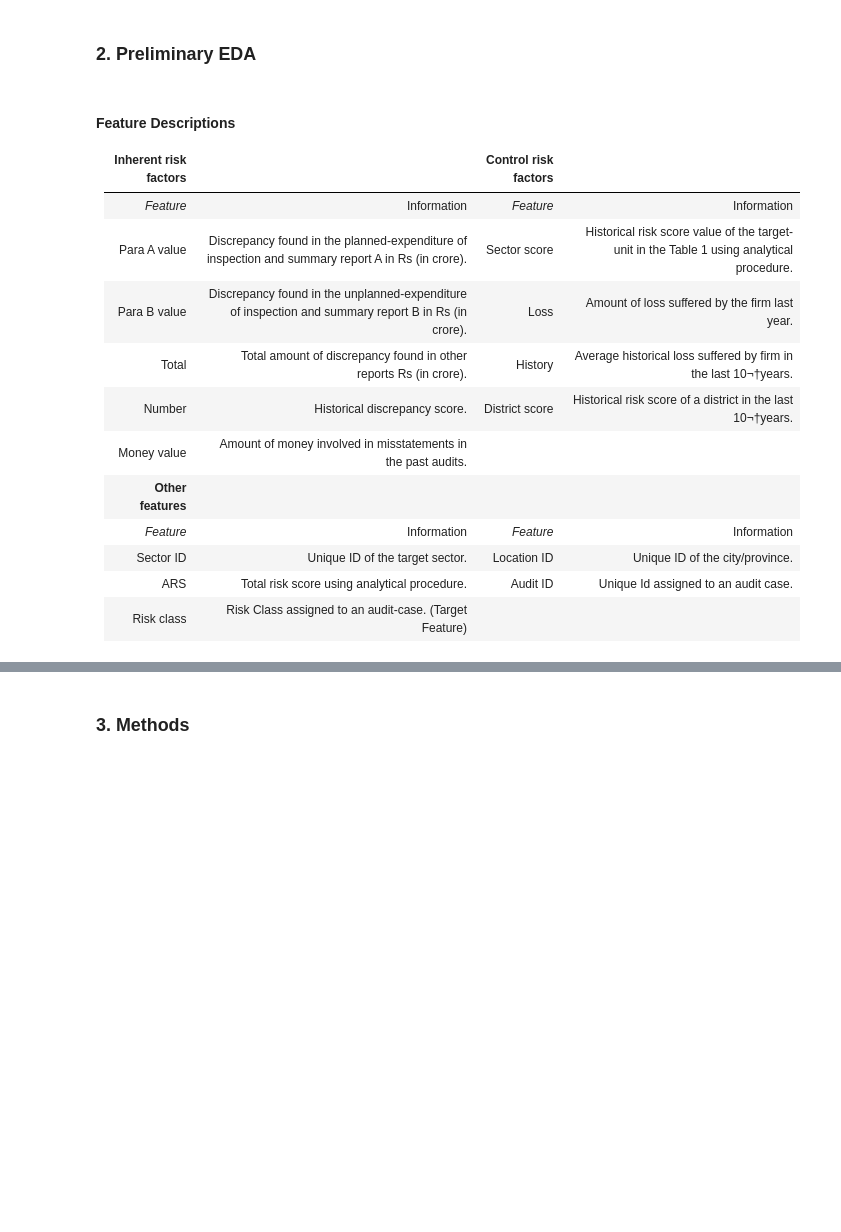
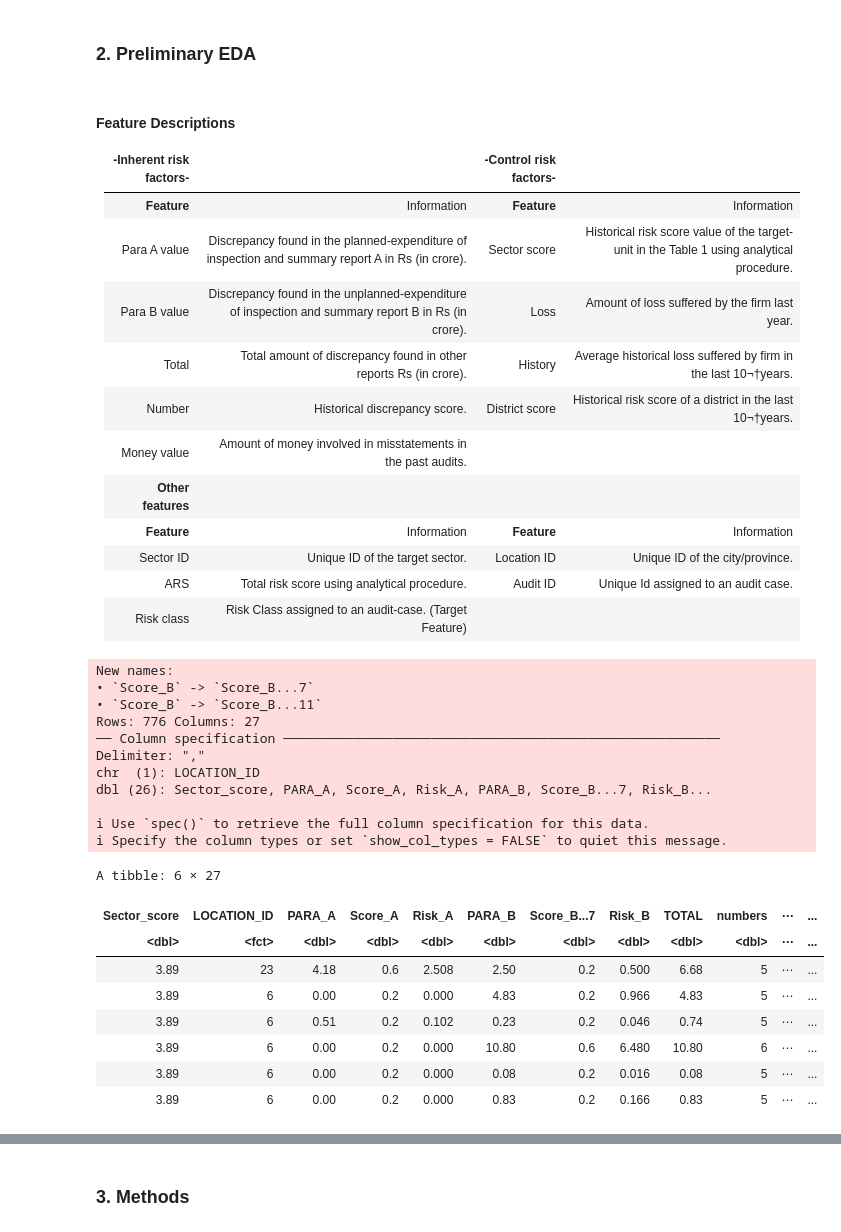
Before and after one commit to montajesaj1/DSCI100-G27, a Jupyter notebook: Project Proposal.ipynb, the cells around one changed output, grey strips where cells are left out. Saved outputs shown, nothing was run; the diff lists cells and outputs as text; code cells hidden in the pictures; blank space fills up the shorter version.

```diff
--- a/Project Proposal.ipynb
+++ b/Project Proposal.ipynb
@@ -17,19 +30,41 @@ The dataset aims to aid in the auditing process, by providing insight into wheth
 # %% [markdown]
 #### Feature Descriptions
 
-| **Inherent risk factors** |                                                                                                 |**Control risk factors**|                                                                                         |
+| -**Inherent risk factors**- |                                                                                               | -**Control risk factors**- |                                                                                     |
 |-----------------------|-----------------------------------------------------------------------------------------------------|----------------------|-------------------------------------------------------------------------------------------|
-| *Feature*               | Information                                                                                       | *Feature*            | Information                                                                               |
+| **Feature**           | Information                                                                                         | **Feature**          | Information                                                                               |
 | Para A value          | Discrepancy found in the planned-expenditure of inspection and summary report A in Rs (in crore).   | Sector score         | Historical risk score value of the target-unit in the Table 1 using analytical procedure. |
 | Para B value          | Discrepancy found in the unplanned-expenditure of inspection and summary report B in Rs (in crore). | Loss                 | Amount of loss suffered by the firm last year.                                            |
 | Total                 | Total amount of discrepancy found in other reports Rs (in crore).                                   | History              | Average historical loss suffered by firm in the last 10¬†years.                           |
 | Number                | Historical discrepancy score.                                                                       | District score       | Historical risk score of a district in the last 10¬†years.                                |
 | Money value           | Amount of money involved in misstatements in the past audits.                                       |                      |                                                                                           |
 | **Other features**    |                                                                                                     |                      |                                                                                           |
-| *Feature*             | Information                                                                                         | *Feature*            | Information                                                                               |
+| **Feature**           | Information                                                                                         | **Feature**          | Information                                                                               |
 | Sector ID             | Unique ID of the target sector.                                                                     | Location ID          | Unique ID of the city/province.                                                           |
 | ARS                   | Total risk score using analytical procedure.                                                        | Audit ID             | Unique Id assigned to an audit case.                                                      |
 | Risk class            | Risk Class assigned to an audit-case. (Target Feature)                                              |                      |                                                                                           |
 # %%
 audit <- read_csv("audit_data/audit_risk.csv")
+audit <- audit |> mutate(Risk = as.factor(Risk), LOCATION_ID = as.factor(LOCATION_ID), History = as.factor(History))
 head(audit)
+# %% [output]
+New names:
+• `Score_B` -> `Score_B...7`
+• `Score_B` -> `Score_B...11`
+Rows: 776 Columns: 27
+── Column specification ────────────────────────────────────────────────────────
+Delimiter: ","
+chr  (1): LOCATION_ID
+dbl (26): Sector_score, PARA_A, Score_A, Risk_A, PARA_B, Score_B...7, Risk_B...
+
+ℹ Use `spec()` to retrieve the full column specification for this data.
+ℹ Specify the column types or set `show_col_types = FALSE` to quiet this message.
+A tibble: 6 × 27
+| Sector_score | LOCATION_ID | PARA_A | Score_A | Risk_A | PARA_B | Score_B...7 | Risk_B | TOTAL | numbers | ⋯ | ... |
+| <dbl> | <fct> | <dbl> | <dbl> | <dbl> | <dbl> | <dbl> | <dbl> | <dbl> | <dbl> | ⋯ | ... |
+| 3.89 | 23 | 4.18 | 0.6 | 2.508 | 2.50 | 0.2 | 0.500 | 6.68 | 5 | ⋯ | ... |
+| 3.89 | 6 | 0.00 | 0.2 | 0.000 | 4.83 | 0.2 | 0.966 | 4.83 | 5 | ⋯ | ... |
+| 3.89 | 6 | 0.51 | 0.2 | 0.102 | 0.23 | 0.2 | 0.046 | 0.74 | 5 | ⋯ | ... |
+| 3.89 | 6 | 0.00 | 0.2 | 0.000 | 10.80 | 0.6 | 6.480 | 10.80 | 6 | ⋯ | ... |
+| 3.89 | 6 | 0.00 | 0.2 | 0.000 | 0.08 | 0.2 | 0.016 | 0.08 | 5 | ⋯ | ... |
+| 3.89 | 6 | 0.00 | 0.2 | 0.000 | 0.83 | 0.2 | 0.166 | 0.83 | 5 | ⋯ | ... |
```
Also changed, not shown: parts of 2 cells of this notebook.
